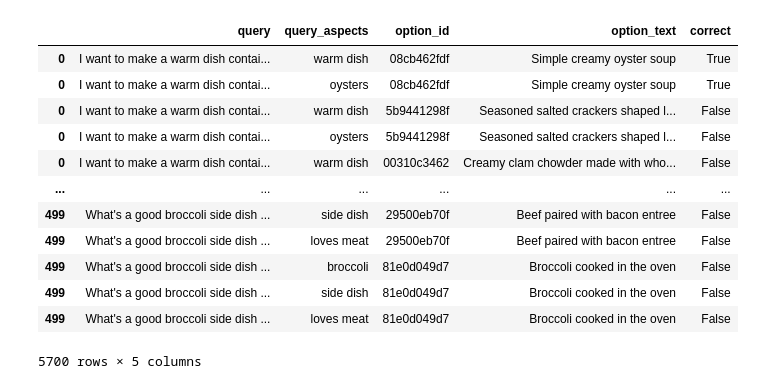
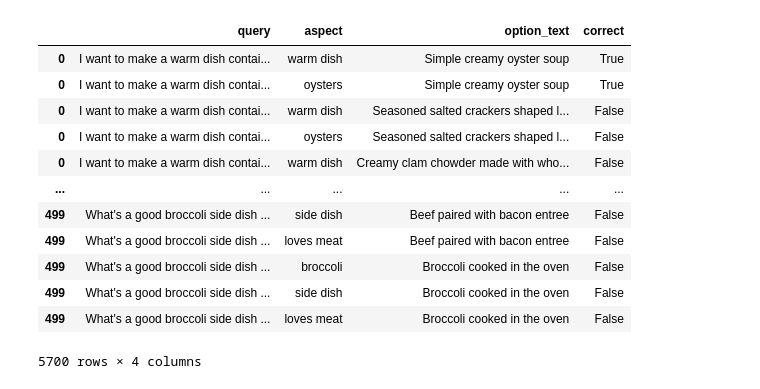
Before and after one commit to baronet2/marir, a Jupyter notebook: RecipeMPR/20_compare_algorithms.ipynb, the cells around one changed output. Drawn from its saved outputs; the diff is of its cells as text; code cells hidden in the pictures.

```diff
--- a/RecipeMPR/20_compare_algorithms.ipynb
+++ b/RecipeMPR/20_compare_algorithms.ipynb
@@ -37,33 +1,33 @@ query_probs
 # %%
+import pandas as pd
+
 recipe_mpr = pd.read_json('https://raw.githubusercontent.com/D3Mlab/Recipe-MPR/main/data/500QA.json', orient = 'records')
 
-recipe_mpr_clean = (
+correct_recipes = (
     recipe_mpr
     .assign(
-        query_aspects = lambda d: d.correctness_explanation.apply(lambda x: list(x.keys())),
-        num_aspects = lambda d: d.query_aspects.apply(len),
+        aspect = lambda d: d.correctness_explanation.apply(lambda x: list(x.keys())),
         option_id = lambda d: d.options.apply(lambda x: list(x.keys())),
         option_text = lambda d: d.options.apply(lambda x: list(x.values()))
     )
-    .query("num_aspects > 1")
     .explode(['option_id', 'option_text'])
     .assign(correct = lambda d: d.answer == d.option_id)
-    [['query', 'query_aspects', 'option_id', 'option_text', 'correct']]
-    .explode(['query_aspects'])
+    [['query', 'aspect', 'option_text', 'correct']]
+    .explode(['aspect'])
 )
 
-recipe_mpr_clean
+correct_recipes
 # %% [output]
-|  | query | query_aspects | option_id | option_text | correct |
-| 0 | I want to make a warm dish contai... | warm dish | 08cb462fdf | Simple creamy oyster soup | True |
-| 0 | I want to make a warm dish contai... | oysters | 08cb462fdf | Simple creamy oyster soup | True |
-| 0 | I want to make a warm dish contai... | warm dish | 5b9441298f | Seasoned salted crackers shaped l... | False |
-| 0 | I want to make a warm dish contai... | oysters | 5b9441298f | Seasoned salted crackers shaped l... | False |
-| 0 | I want to make a warm dish contai... | warm dish | 00310c3462 | Creamy clam chowder made with who... | False |
-| ... | ... | ... | ... | ... | ... |
-| 499 | What's a good broccoli side dish ... | side dish | 29500eb70f | Beef paired with bacon entree | False |
-| 499 | What's a good broccoli side dish ... | loves meat | 29500eb70f | Beef paired with bacon entree | False |
-| 499 | What's a good broccoli side dish ... | broccoli | 81e0d049d7 | Broccoli cooked in the oven | False |
-| 499 | What's a good broccoli side dish ... | side dish | 81e0d049d7 | Broccoli cooked in the oven | False |
-| 499 | What's a good broccoli side dish ... | loves meat | 81e0d049d7 | Broccoli cooked in the oven | False |
+|  | query | aspect | option_text | correct |
+| 0 | I want to make a warm dish contai... | warm dish | Simple creamy oyster soup | True |
+| 0 | I want to make a warm dish contai... | oysters | Simple creamy oyster soup | True |
+| 0 | I want to make a warm dish contai... | warm dish | Seasoned salted crackers shaped l... | False |
+| 0 | I want to make a warm dish contai... | oysters | Seasoned salted crackers shaped l... | False |
+| 0 | I want to make a warm dish contai... | warm dish | Creamy clam chowder made with who... | False |
+| ... | ... | ... | ... | ... |
+| 499 | What's a good broccoli side dish ... | side dish | Beef paired with bacon entree | False |
+| 499 | What's a good broccoli side dish ... | loves meat | Beef paired with bacon entree | False |
+| 499 | What's a good broccoli side dish ... | broccoli | Broccoli cooked in the oven | False |
+| 499 | What's a good broccoli side dish ... | side dish | Broccoli cooked in the oven | False |
+| 499 | What's a good broccoli side dish ... | loves meat | Broccoli cooked in the oven | False |
-5700 rows × 5 columns
+5700 rows × 4 columns
```
Also changed, not shown: parts of 17 cells of this notebook, 6 other files.
